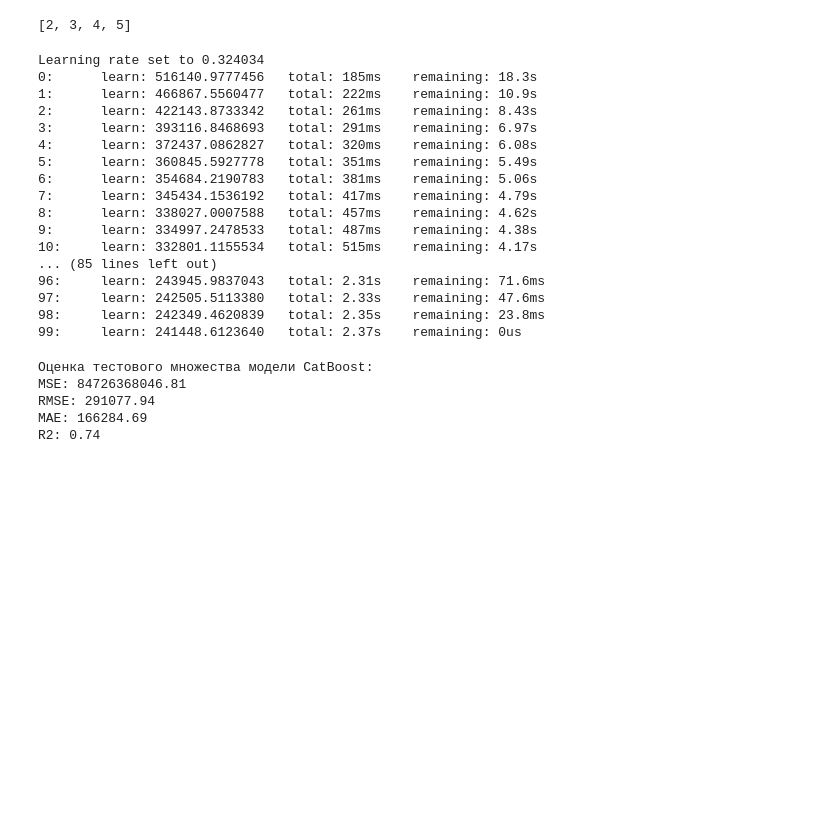
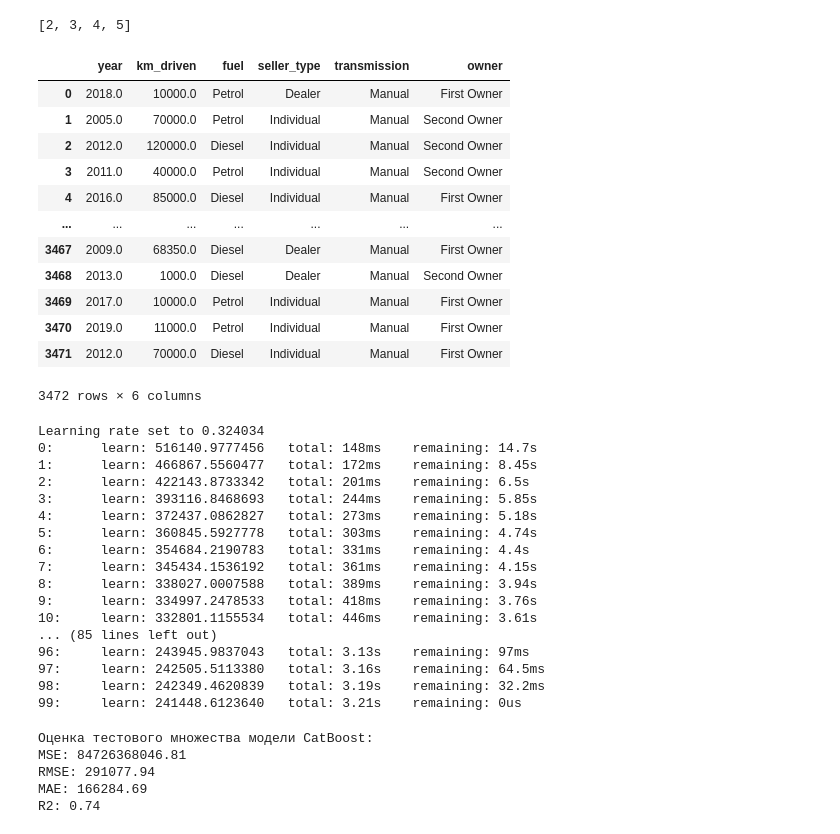
Before and after one commit to DTsapin/Python_DS-ML_practice, a Jupyter notebook: GB_CatBoost_pipeline_practice.ipynb, the cells around one changed output. Cells and saved outputs as stored; diff of their text form; code cells hidden in the pictures; blank space fills up the shorter version.

```diff
--- a/GB_CatBoost_pipeline_practice.ipynb
+++ b/GB_CatBoost_pipeline_practice.ipynb
@@ -159,6 +159,24 @@ pipe_cat = Pipeline([('imputer', s_imputer)])
 # %%
 col_transformer = ColumnTransformer([('num_preproc', pipe_num, [x for x in features.columns if features[x].dtype!='category']),
                                      ('cat_preproc', pipe_cat, [x for x in features.columns if features[x].dtype=='category'])])
+# %%
+res = col_transformer.fit_transform(features_train)
+res_df = pd.DataFrame(res, columns = [x.split('__')[-1] for x in col_transformer.get_feature_names_out()])
+res_df
+# %% [output]
+|  | year | km_driven | fuel | seller_type | transmission | owner |
+| 0 | 2018.0 | 10000.0 | Petrol | Dealer | Manual | First Owner |
+| 1 | 2005.0 | 70000.0 | Petrol | Individual | Manual | Second Owner |
+| 2 | 2012.0 | 120000.0 | Diesel | Individual | Manual | Second Owner |
+| 3 | 2011.0 | 40000.0 | Petrol | Individual | Manual | Second Owner |
+| 4 | 2016.0 | 85000.0 | Diesel | Individual | Manual | First Owner |
+| ... | ... | ... | ... | ... | ... | ... |
+| 3467 | 2009.0 | 68350.0 | Diesel | Dealer | Manual | First Owner |
+| 3468 | 2013.0 | 1000.0 | Diesel | Dealer | Manual | Second Owner |
+| 3469 | 2017.0 | 10000.0 | Petrol | Individual | Manual | First Owner |
+| 3470 | 2019.0 | 11000.0 | Petrol | Individual | Manual | First Owner |
+| 3471 | 2012.0 | 70000.0 | Diesel | Individual | Manual | First Owner |
+3472 rows × 6 columns
 # %%
 model_1 = CatBoostRegressor(cat_features=cat_features, n_estimators=100)
 
@@ -169,22 +187,22 @@ final_pipe.fit(features_train, target_train)
 preds = final_pipe.predict(features_test)
 # %% [output]
 Learning rate set to 0.324034
-0:      learn: 516140.9777456   total: 185ms    remaining: 18.3s
-1:      learn: 466867.5560477   total: 222ms    remaining: 10.9s
-2:      learn: 422143.8733342   total: 261ms    remaining: 8.43s
-3:      learn: 393116.8468693   total: 291ms    remaining: 6.97s
-4:      learn: 372437.0862827   total: 320ms    remaining: 6.08s
-5:      learn: 360845.5927778   total: 351ms    remaining: 5.49s
-6:      learn: 354684.2190783   total: 381ms    remaining: 5.06s
-7:      learn: 345434.1536192   total: 417ms    remaining: 4.79s
-8:      learn: 338027.0007588   total: 457ms    remaining: 4.62s
-9:      learn: 334997.2478533   total: 487ms    remaining: 4.38s
-10:     learn: 332801.1155534   total: 515ms    remaining: 4.17s
+0:      learn: 516140.9777456   total: 148ms    remaining: 14.7s
+1:      learn: 466867.5560477   total: 172ms    remaining: 8.45s
+2:      learn: 422143.8733342   total: 201ms    remaining: 6.5s
+3:      learn: 393116.8468693   total: 244ms    remaining: 5.85s
+4:      learn: 372437.0862827   total: 273ms    remaining: 5.18s
+5:      learn: 360845.5927778   total: 303ms    remaining: 4.74s
+6:      learn: 354684.2190783   total: 331ms    remaining: 4.4s
+7:      learn: 345434.1536192   total: 361ms    remaining: 4.15s
+8:      learn: 338027.0007588   total: 389ms    remaining: 3.94s
+9:      learn: 334997.2478533   total: 418ms    remaining: 3.76s
+10:     learn: 332801.1155534   total: 446ms    remaining: 3.61s
 ... (85 lines left out)
-96:     learn: 243945.9837043   total: 2.31s    remaining: 71.6ms
-97:     learn: 242505.5113380   total: 2.33s    remaining: 47.6ms
-98:     learn: 242349.4620839   total: 2.35s    remaining: 23.8ms
-99:     learn: 241448.6123640   total: 2.37s    remaining: 0us
+96:     learn: 243945.9837043   total: 3.13s    remaining: 97ms
+97:     learn: 242505.5113380   total: 3.16s    remaining: 64.5ms
+98:     learn: 242349.4620839   total: 3.19s    remaining: 32.2ms
+99:     learn: 241448.6123640   total: 3.21s    remaining: 0us
 # %%
 mse = mean_squared_error(target_test, preds)
 rmse = (np.sqrt(mean_squared_error(target_test, preds)))
```
